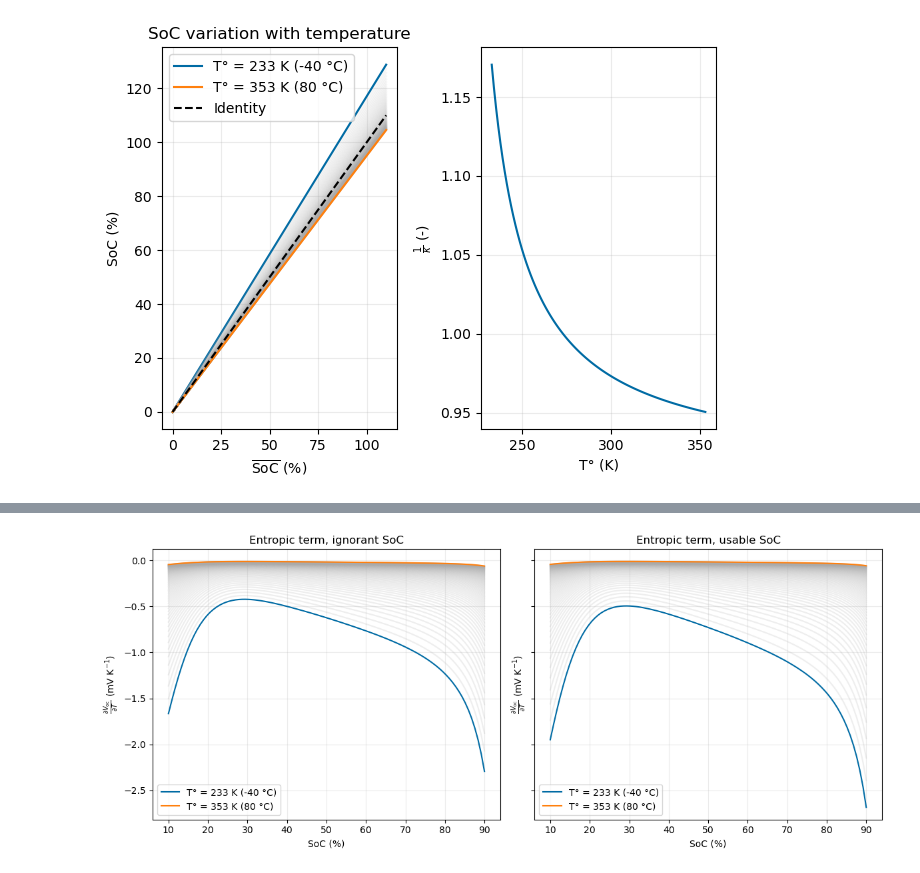
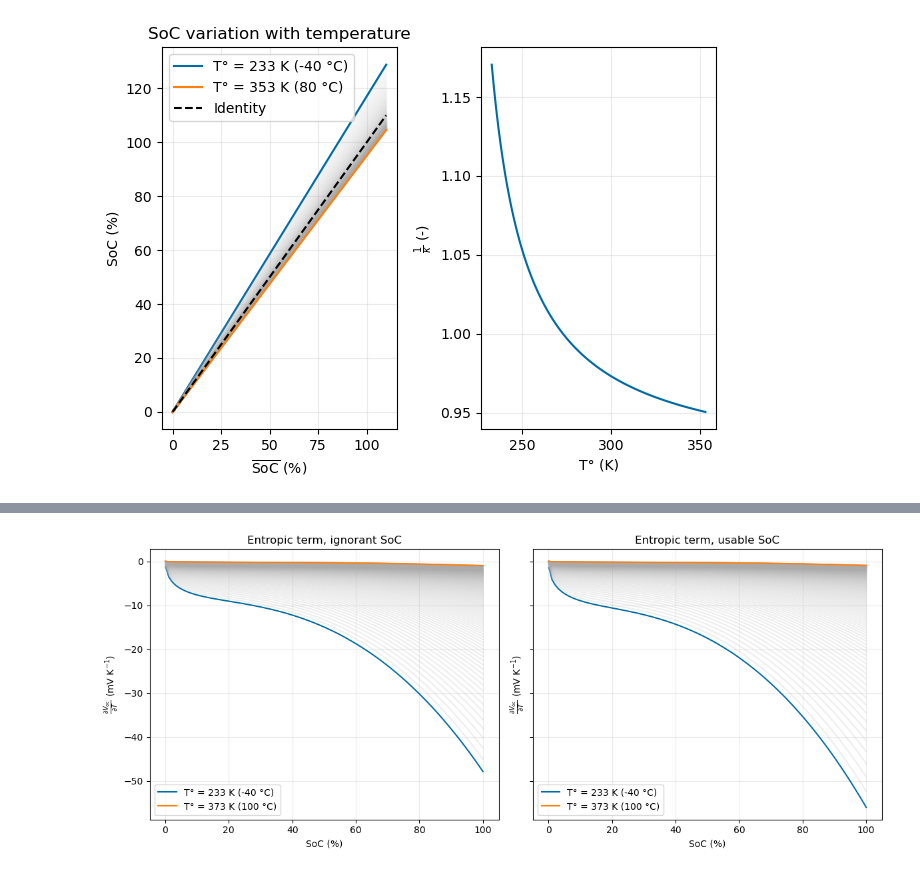
Before and after one commit to prognostics-lab/lion, a Jupyter notebook: experiments.ipynb, the cells around one changed output, grey strips where cells are left out. Cells and saved outputs as stored; diff of their text form; code cells hidden in the pictures.

```diff
--- a/experiments.ipynb
+++ b/experiments.ipynb
@@ -149,8 +168,8 @@ plt.show()
 [figure]
 # %%
 fig, (ax, ax_t) = plt.subplots(1, 2, figsize=(10, 6), sharey=True, sharex=True)
-soc = np.linspace(0.1, 0.9, 100)
-temperatures = np.linspace(celsius_to_kelvin(-30), celsius_to_kelvin(80), 100)
+soc = np.linspace(0, 1, 100)
+temperatures = np.linspace(celsius_to_kelvin(-50), celsius_to_kelvin(100), 100)
 
 ax.plot(100 * soc, calculate_ocv(soc))
 ax.set_title("No T° consideration")
@@ -181,30 +200,30 @@ plt.show()
 # %%
 fig, (ax1, ax2) = plt.subplots(1, 2, sharey=True, figsize=(12, 5))
-soc = np.linspace(0.1, 0.9, 100)
-temperatures = np.linspace(celsius_to_kelvin(-40), celsius_to_kelvin(80), 100)
+soc = np.linspace(0.001, 1, 100)
+temperatures = np.linspace(celsius_to_kelvin(-40), celsius_to_kelvin(100), 200)
 
 for t in temperatures:
     if t == temperatures[0] or t == temperatures[-1]:
         ax1.plot(100 * soc, 1e3 * calculate_entropy_change(t, soc), label=f"T° = {t:.0f} K ({kelvin_to_celsius(t):.0f} °C)")
         ax2.plot(100 * soc, 1e3 * calculate_entropy_change_kappa(t, soc), label=f"T° = {t:.0f} K ({kelvin_to_celsius(t):.0f} °C)")
     else:
         ax1.plot(100 * soc, 1e3 * calculate_entropy_change(t, soc), alpha=0.2, color="#aaa")
         ax2.plot(100 * soc, 1e3 * calculate_entropy_change_kappa(t, soc), alpha=0.2, color="#aaa")
 
 ax1.set_title("Entropic term, ignorant SoC")
 ax1.grid(alpha=0.25)
 ax1.set_xlabel("SoC (%)")
-ax1.set_ylabel(r"$\frac{\partial V_{\text{oc}}}{\partial T}$ (mV K$^{-1}$)")
+ax1.set_ylabel(r"$\frac{\partial V_{\mathrm{oc}}}{\partial T}$ (mV K$^{-1}$)")
 ax1.legend()
 
 ax2.set_title("Entropic term, usable SoC")
 ax2.grid(alpha=0.25)
 ax2.set_xlabel("SoC (%)")
-ax2.set_ylabel(r"$\frac{\partial V_{\text{oc}}}{\partial T}$ (mV K$^{-1}$)")
+ax2.set_ylabel(r"$\frac{\partial V_{\mathrm{oc}}}{\partial T}$ (mV K$^{-1}$)")
 ax2.legend()
 
 fig.tight_layout()
 
 plt.show()
 # %% [output]
-[figure, old version]
+[figure, new version]
```
Also changed, not shown: parts of 4 cells of this notebook.
